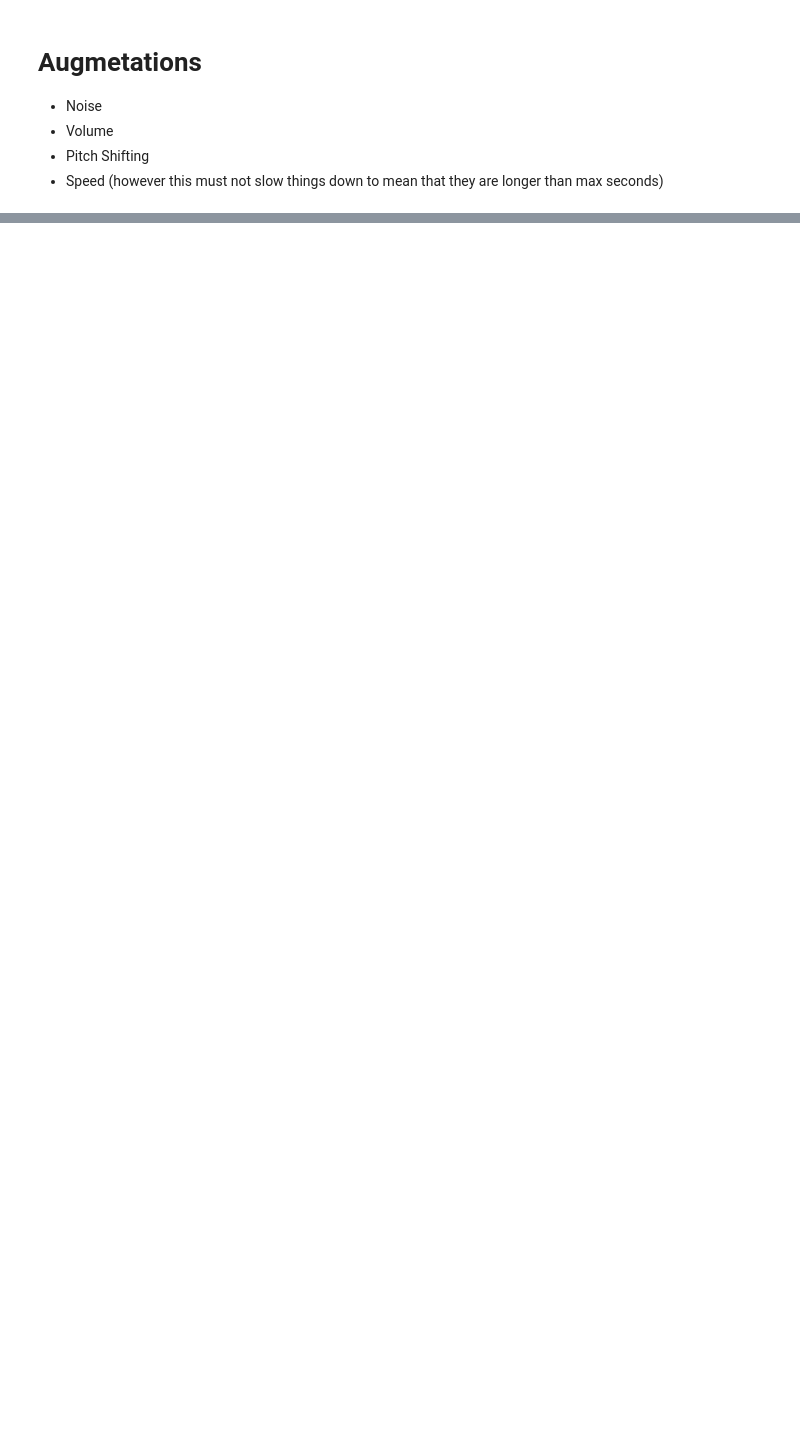
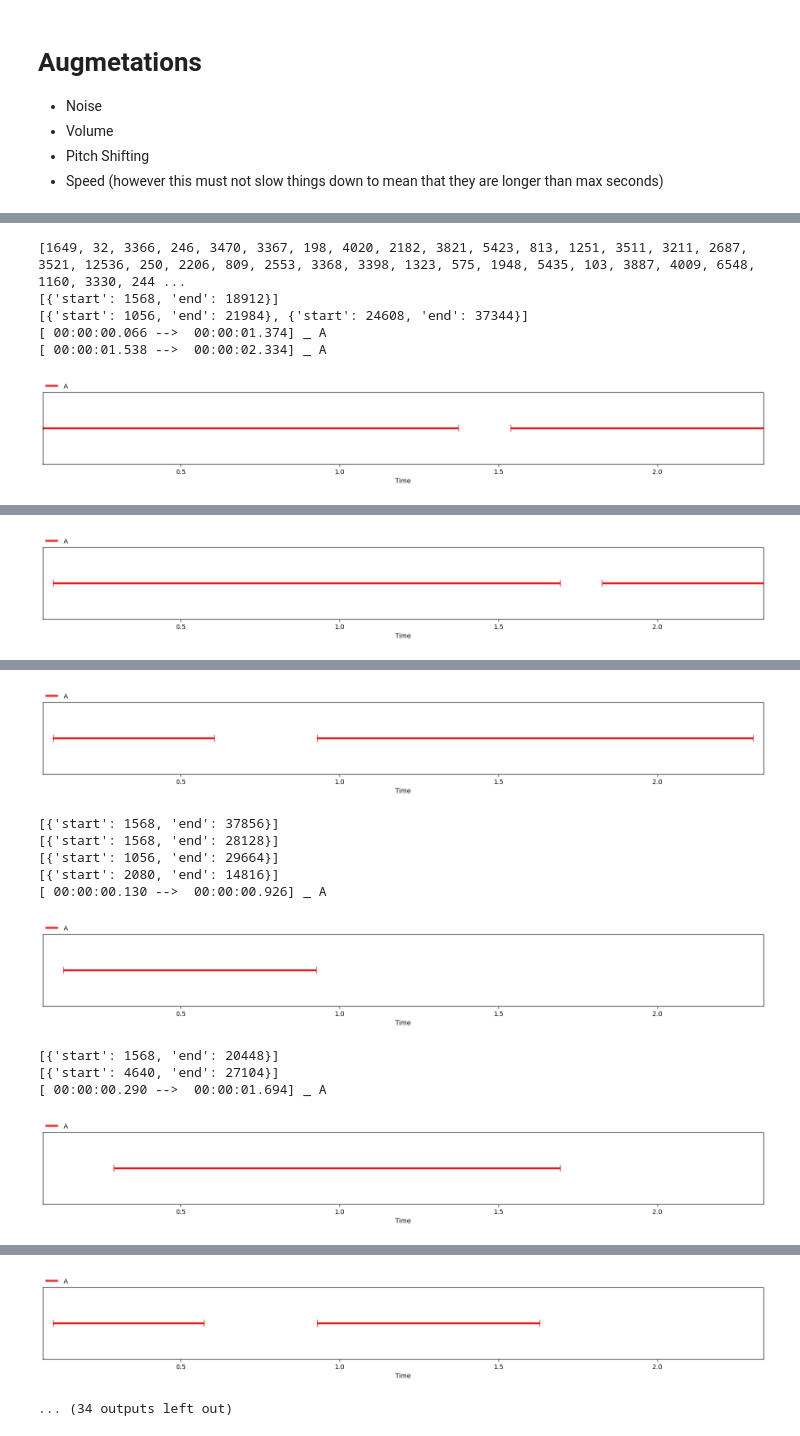
Before and after one commit to mogwai/nanodrz, a Jupyter notebook: notebook/augmentations.ipynb, the cells around one changed output, grey strips where cells are left out. Cells and saved outputs as stored; diff of their text form; code cells hidden in the pictures; blank space fills up the shorter version.

Commit message:
Trying to clean data

```diff
--- a/notebook/augmentations.ipynb
+++ b/notebook/augmentations.ipynb
@@ -9,3 +9,23 @@
 - Volume
 - Pitch Shifting
 - Speed (however this must not slow things down to mean that they are longer than max seconds)
+# %%
+import torch
+import torchaudio
+
+
+from IPython.display import Audio
+
+# from pprint import pprint
+# download example
+# torch.hub.download_url_to_file('https://models.silero.ai/vad_models/en.wav', 'en_example.wav')
+
+model, utils = torch.hub.load(
+    repo_or_dir="snakers4/silero-vad", model="silero_vad", force_reload=True
+)
+
+(get_speech_timestamps, _, read_audio, *_) = utils
+
+sampling_rate = 16000  # also accepts 8000
+
+# get speech timestamps from full audio file
@@ -19,0 +38,23 @@ sr = 16000
+# %%
+speakers = data.librilight_small()
+print(speakers)
+sr = 16000
+
+audio = torchaudio.load(speakers[0].utts[0][1])[0]
+speech_timestamps = get_speech_timestamps(audio, model, sampling_rate=sampling_rate)
+print(speech_timestamps)
+# visualise_annotation([[s["start"]/16000, s["end"]/16000,"A"] for s in speech_timestamps])
+
+for utt in speakers[2].utts:
+    audio = torchaudio.load(utt[1])[0]
+    speech_timestamps = get_speech_timestamps(audio, model, sampling_rate=sampling_rate)
+    print(speech_timestamps)
+    if len(speech_timestamps) > 1 or (speech_timestamps[0]["start"] > 1600 and speech_timestamps[-1]["end"] < (audio.shape[-1] - 1600)):
+        visualise_annotation([[s["start"]/16000, s["end"]/16000,"A"] for s in speech_timestamps])
+# %% [output]
+[1649, 32, 3366, 246, 3470, 3367, 198, 4020, 2182, 3821, 5423, 813, 1251, 3511, 3211, 2687, 3521, 12536, 250, 2206, 809, 2553, 3368, 3398, 1323, 575, 1948, 5435, 103, 3887, 4009, 6548, 1160, 3330, 244 ...
+[{'start': 1568, 'end': 18912}]
+[{'start': 1056, 'end': 21984}, {'start': 24608, 'end': 37344}]
+[ 00:00:00.066 -->  00:00:01.374] _ A
+[ 00:00:01.538 -->  00:00:02.334] _ A
+[figure, added]
@@ -19,0 +64 @@ sr = 16000
+[figure, added]
@@ -19,0 +68,11 @@ sr = 16000
+[figure, added]
+[{'start': 1568, 'end': 37856}]
+[{'start': 1568, 'end': 28128}]
+[{'start': 1056, 'end': 29664}]
+[{'start': 2080, 'end': 14816}]
+[ 00:00:00.130 -->  00:00:00.926] _ A
+[figure, added]
+[{'start': 1568, 'end': 20448}]
+[{'start': 4640, 'end': 27104}]
+[ 00:00:00.290 -->  00:00:01.694] _ A
+[figure, added]
@@ -20,3 +82,5 @@ sr = 16000
+[figure, added]
+... (34 outputs left out)
 # %%
 audio, labels = data.artificial_diarisation_sample(
     list(speakers),
```
Also changed, not shown: parts of 4 cells of this notebook, 4 other files.
